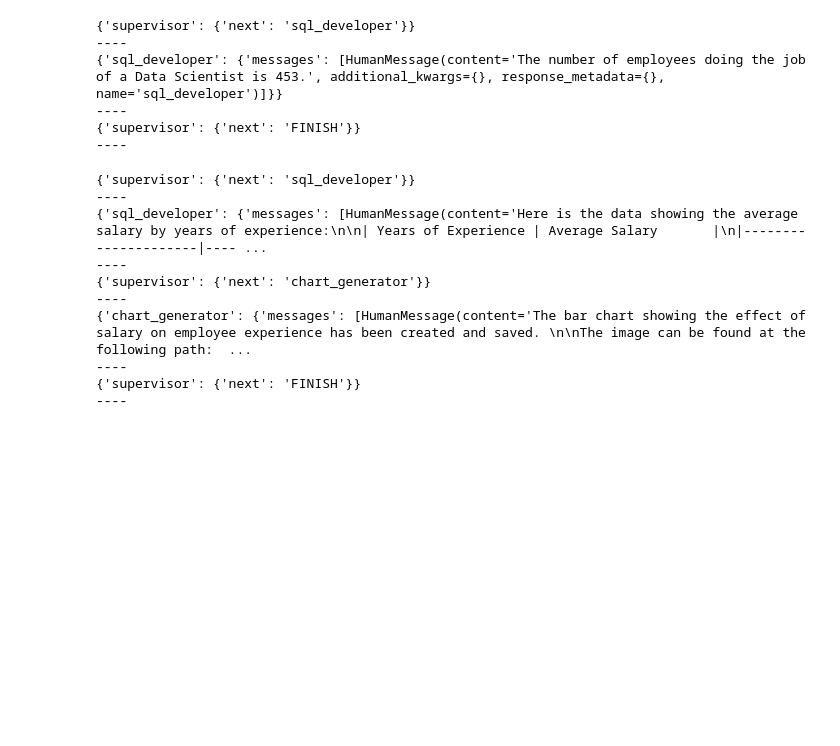
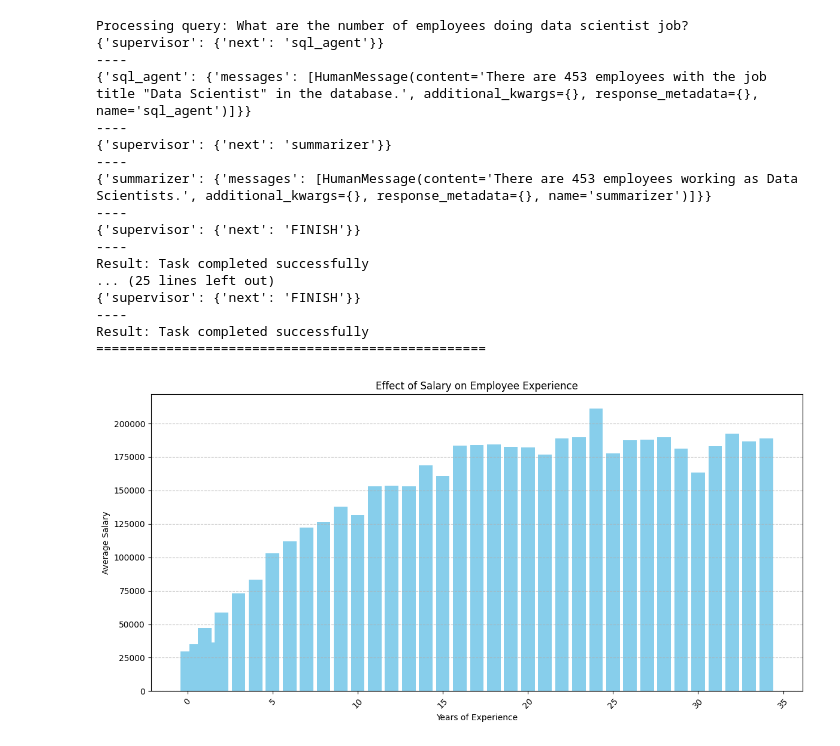
Before and after one commit to rithwik25/Auto_Analyst, a Jupyter notebook: supervisor.ipynb, the cells around one changed output. Saved outputs shown, nothing was run; the diff lists cells and outputs as text; code cells hidden in the pictures; blank space fills up the shorter version.

Commit message:
updated supervisor workflow and added a few agents

```diff
--- a/supervisor.ipynb
+++ b/supervisor.ipynb
@@ -282,40 +94,0 @@ graph = workflow.compile()
-# %%
-for s in graph.stream(
-    {
-        "messages": [
-            HumanMessage(content="What are the number of employees doing data scientist job?")
-        ]
-    }
-):
-    if "__end__" not in s:
-        print(s)
-        print("----")
-# %% [output]
-{'supervisor': {'next': 'sql_developer'}}
-----
-{'sql_developer': {'messages': [HumanMessage(content='The number of employees doing the job of a Data Scientist is 453.', additional_kwargs={}, response_metadata={}, name='sql_developer')]}}
-----
-{'supervisor': {'next': 'FINISH'}}
-----
-# %%
-for s in graph.stream(
-    {
-        "messages": [
-            HumanMessage(content="Draw a bar chart showing the effect of salary on employee experience")
-        ]
-    }
-):
-    if "__end__" not in s:
-        print(s)
-        print("----")
-# %% [output]
-{'supervisor': {'next': 'sql_developer'}}
-----
-{'sql_developer': {'messages': [HumanMessage(content='Here is the data showing the average salary by years of experience:\n\n| Years of Experience | Average Salary       |\n|---------------------|---- ...
-----
-{'supervisor': {'next': 'chart_generator'}}
-----
-{'chart_generator': {'messages': [HumanMessage(content='The bar chart showing the effect of salary on employee experience has been created and saved. \n\nThe image can be found at the following path:  ...
-----
-{'supervisor': {'next': 'FINISH'}}
-----
@@ -321,0 +255,34 @@ for s in graph.stream(
+# %%
+# Main execution
+if __name__ == "__main__":
+    test_queries = [
+        "What are the number of employees doing data scientist job?",
+        "Draw a bar chart showing the effect of salary on employee experience",
+        #"Forecast salary trends for the next 2 years",
+        "Summarize the key findings about our employee data"
+    ]
+
+    for query in test_queries:
+        print(f"\nProcessing query: {query}")
+        result = run_agent_workflow(query)
+        print(f"Result: {result}")
+        print("="*50)
+# %% [output]
+Processing query: What are the number of employees doing data scientist job?
+{'supervisor': {'next': 'sql_agent'}}
+----
+{'sql_agent': {'messages': [HumanMessage(content='There are 453 employees with the job title "Data Scientist" in the database.', additional_kwargs={}, response_metadata={}, name='sql_agent')]}}
+----
+{'supervisor': {'next': 'summarizer'}}
+----
+{'summarizer': {'messages': [HumanMessage(content='There are 453 employees working as Data Scientists.', additional_kwargs={}, response_metadata={}, name='summarizer')]}}
+----
+{'supervisor': {'next': 'FINISH'}}
+----
+Result: Task completed successfully
+... (25 lines left out)
+{'supervisor': {'next': 'FINISH'}}
+----
+Result: Task completed successfully
+==================================================
+[figure, added]
```
Also changed, not shown: parts of 19 cells of this notebook, 1 other file.
